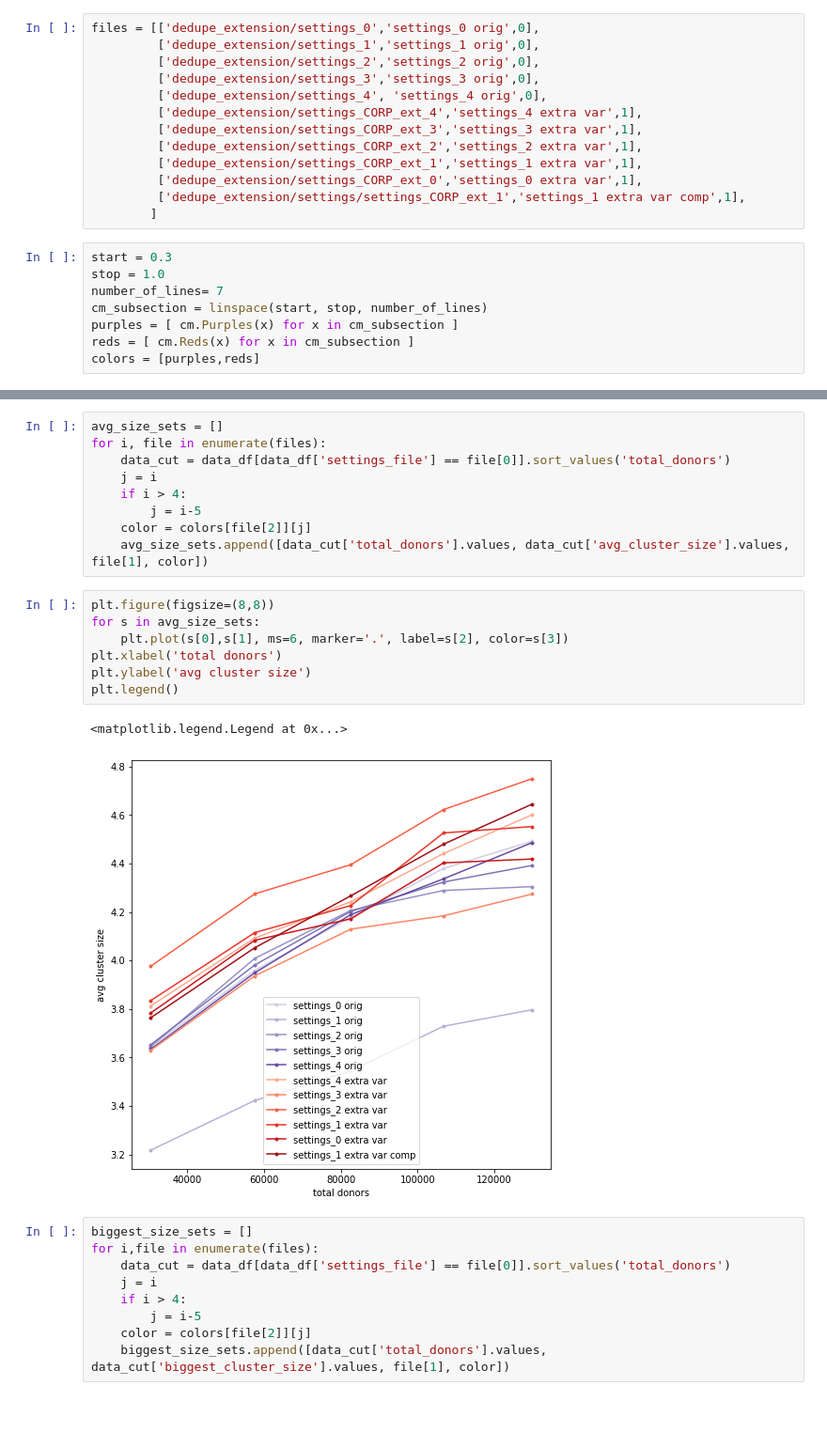
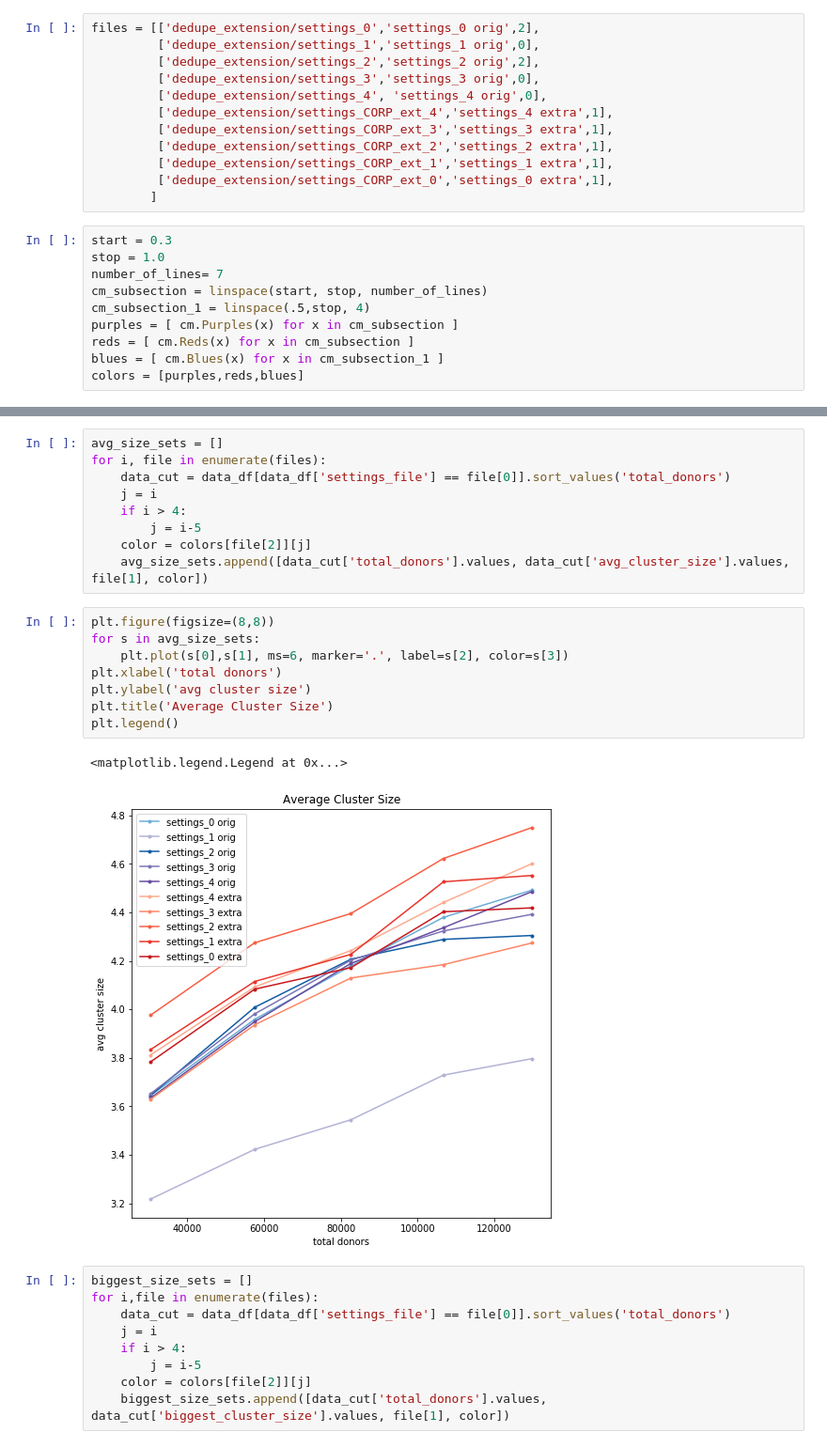
Before and after one commit to rawild/ny-campaign-finance-dedupe, a Jupyter notebook: matching_evaluation/Match Runs Plotting CORP - Extra Variable Types.ipynb, the cells around one changed output, grey strips where cells are left out. Shown: that part at 94% size. Drawn from its saved outputs; the diff is of its cells as text; blank space fills up the shorter version.

```diff
--- a/matching_evaluation/Match Runs Plotting CORP - Extra Variable Types.ipynb
+++ b/matching_evaluation/Match Runs Plotting CORP - Extra Variable Types.ipynb
@@ -28,26 +28,27 @@ import matplotlib.pyplot as plt
 from matplotlib import cm
 from numpy import linspace
 # %%
-files = [['dedupe_extension/settings_0','settings_0 orig',0],
+files = [['dedupe_extension/settings_0','settings_0 orig',2],
          ['dedupe_extension/settings_1','settings_1 orig',0],
-         ['dedupe_extension/settings_2','settings_2 orig',0],
+         ['dedupe_extension/settings_2','settings_2 orig',2],
          ['dedupe_extension/settings_3','settings_3 orig',0],
          ['dedupe_extension/settings_4', 'settings_4 orig',0],
-         ['dedupe_extension/settings_CORP_ext_4','settings_4 extra var',1],
-         ['dedupe_extension/settings_CORP_ext_3','settings_3 extra var',1],
-         ['dedupe_extension/settings_CORP_ext_2','settings_2 extra var',1],
-         ['dedupe_extension/settings_CORP_ext_1','settings_1 extra var',1],
-         ['dedupe_extension/settings_CORP_ext_0','settings_0 extra var',1],
-         ['dedupe_extension/settings/settings_CORP_ext_1','settings_1 extra var comp',1],
+         ['dedupe_extension/settings_CORP_ext_4','settings_4 extra',1],
+         ['dedupe_extension/settings_CORP_ext_3','settings_3 extra',1],
+         ['dedupe_extension/settings_CORP_ext_2','settings_2 extra',1],
+         ['dedupe_extension/settings_CORP_ext_1','settings_1 extra',1],
+         ['dedupe_extension/settings_CORP_ext_0','settings_0 extra',1],
         ]
 # %%
 start = 0.3
 stop = 1.0
 number_of_lines= 7
 cm_subsection = linspace(start, stop, number_of_lines)
+cm_subsection_1 = linspace(.5,stop, 4)
 purples = [ cm.Purples(x) for x in cm_subsection ]
 reds = [ cm.Reds(x) for x in cm_subsection ]
-colors = [purples,reds]
+blues = [ cm.Blues(x) for x in cm_subsection_1 ]
+colors = [purples,reds,blues]
 # %%
 ratio_sets = []
 for i, file in enumerate(files):
@@ -99,13 +101,14 @@ for i, file in enumerate(files):
 # %%
 plt.figure(figsize=(8,8))
 for s in avg_size_sets:
     plt.plot(s[0],s[1], ms=6, marker='.', label=s[2], color=s[3])
 plt.xlabel('total donors')
 plt.ylabel('avg cluster size')
+plt.title('Average Cluster Size')
 plt.legend()
 # %% [output]
 <matplotlib.legend.Legend at 0x...>
-[figure, old version]
+[figure, new version]
 # %%
 biggest_size_sets = []
 for i,file in enumerate(files):
```
Also changed, not shown: parts of 4 cells of this notebook, 3 other files.
